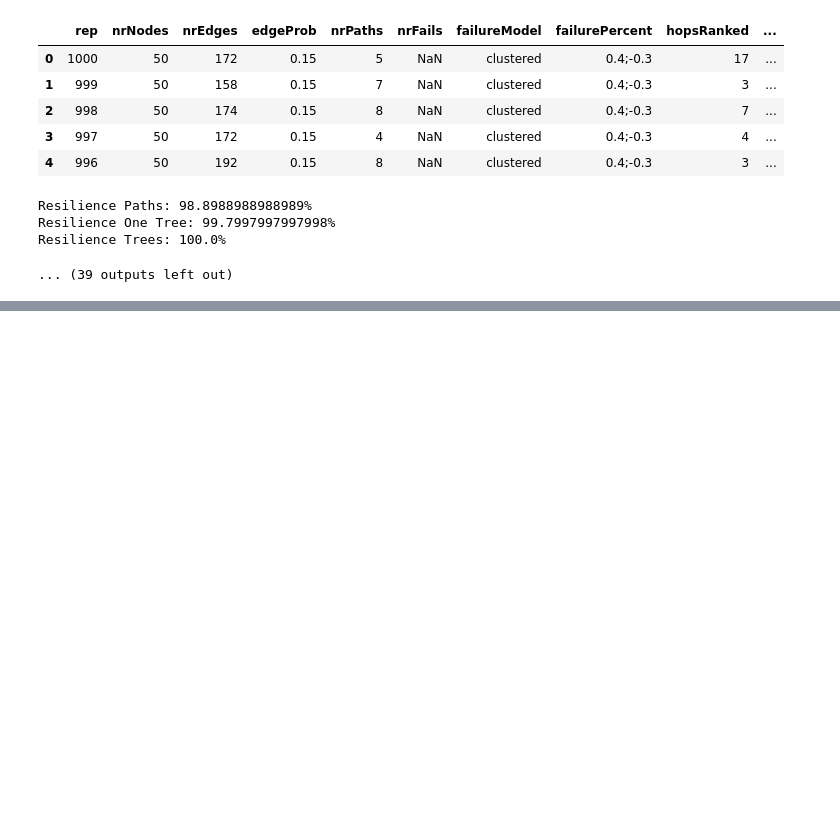
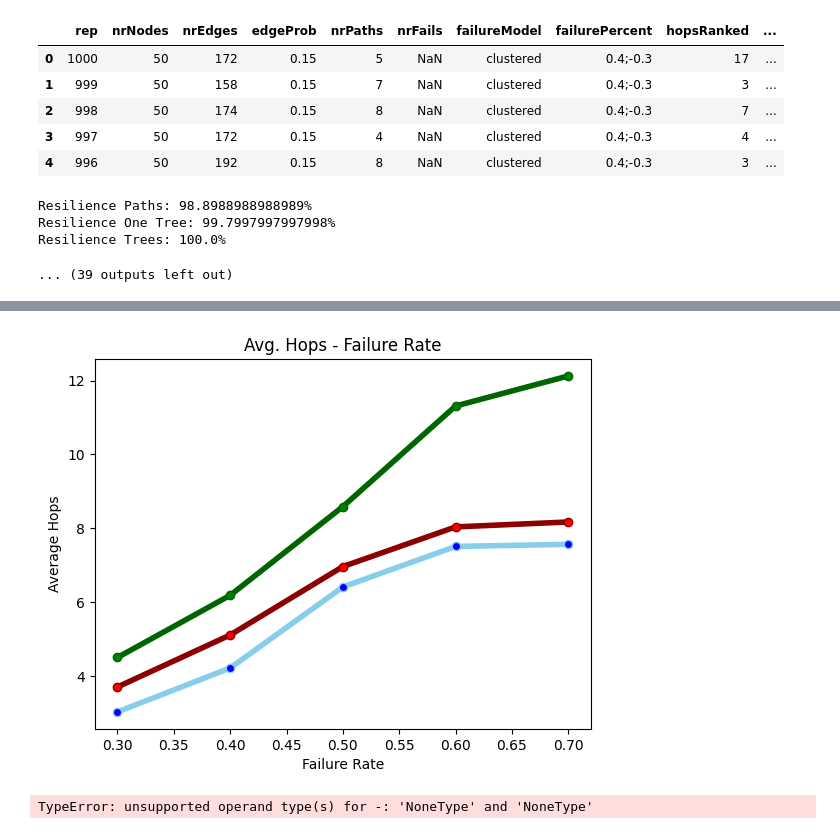
Before and after one commit to AmmarGamous/ba-gamous-disjoint, a Jupyter notebook: schritt1_reproduktion/evaluation/notebooks/resilience/n50-clustered-filtered.ipynb, the cells around one changed output, grey strips where cells are left out. Cells and saved outputs as stored; diff of their text form; code cells hidden in the pictures; blank space fills up the shorter version.

```diff
--- a/schritt1_reproduktion/evaluation/notebooks/resilience/n50-clustered-filtered.ipynb
+++ b/schritt1_reproduktion/evaluation/notebooks/resilience/n50-clustered-filtered.ipynb
@@ -215,13 +217,16 @@ plt.show()
 # %%
 import matplotlib.pyplot as plt
 
-plt.plot(xVals, yAvgsPaths, marker='o', markerfacecolor='blue', markersize=6, color='skyblue', linewidth=4)
-plt.plot(xVals, yAvgsOne, marker='o', markerfacecolor='red', markersize=6, color='darkred', linewidth=4)
-plt.plot(xVals, yAvgsMult, marker='o', markerfacecolor='green', markersize=6, color='darkgreen', linewidth=4)
+
+plt.plot(xVals, avgHopsPaths, marker='o', markerfacecolor='blue', markersize=6, color='skyblue', linewidth=4)
+plt.plot(xVals, avgHopsOne, marker='o', markerfacecolor='red', markersize=6, color='darkred', linewidth=4)
+plt.plot(xVals, avgHopsMult, marker='o', markerfacecolor='green', markersize=6, color='darkgreen', linewidth=4)
 plt.title('Avg. Hops - Failure Rate')
 plt.xlabel('Failure Rate')
 plt.ylabel('Average Hops')
 plt.show()
+# %% [output]
+[figure, added]
 # %%
 import numpy as np
 
@@ -231,11 +236,13 @@ percentAvgsMultToPaths = []
 def getIncrease(val1, val2):
     return (abs(val2 - val1) / val1) * 100.0
 
-for i in range(len(yAvgsPaths)):
-    percentAvgsOneToPaths.append(getIncrease(yAvgsPaths[i], yAvgsOne[i]))
-    percentAvgsMultToPaths.append(getIncrease(yAvgsPaths[i], yAvgsMult[i]))
+for i in range(len(avgHopsPaths)):
+    percentAvgsOneToPaths.append(getIncrease(avgHopsPaths[i], avgHopsOne[i]))
+    percentAvgsMultToPaths.append(getIncrease(avgHopsPaths[i], avgHopsMult[i]))
 
 percentAvgsOneToPaths
+# %% [output]
+TypeError: unsupported operand type(s) for -: 'NoneType' and 'NoneType'
 # %%
 import matplotlib.pyplot as plt
 
```
Also changed, not shown: parts of 2 cells of this notebook, 1 other file.
